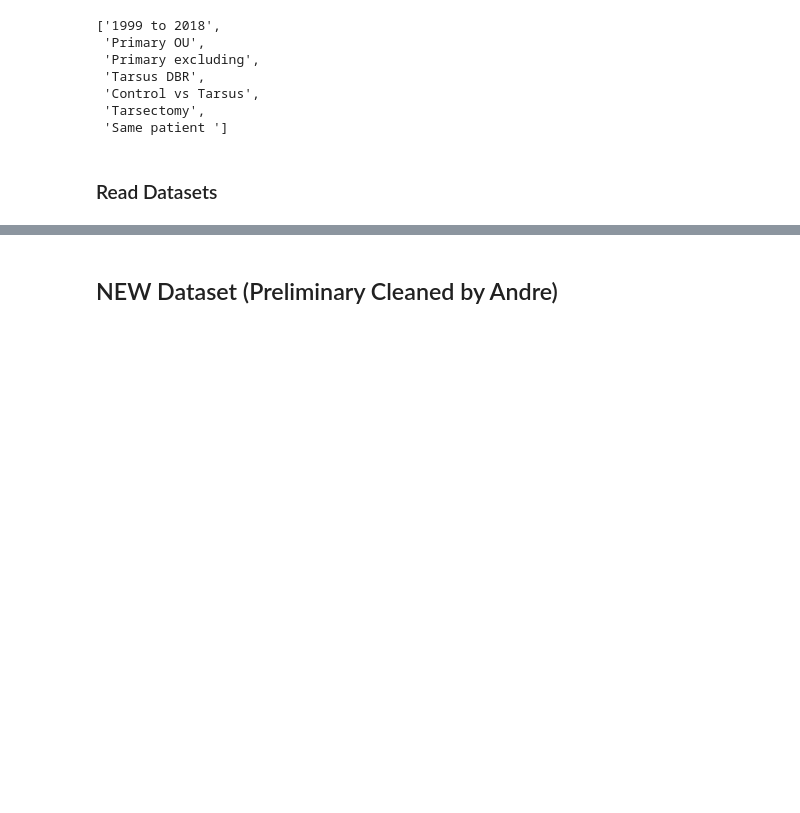
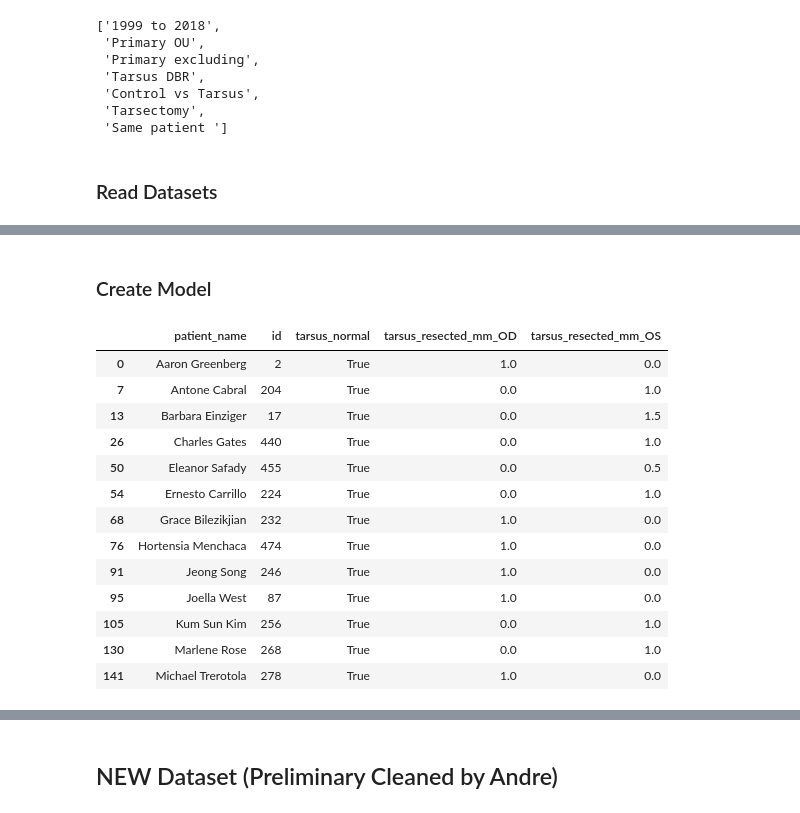
Before and after one commit to ChinmayVar/stats141_project, a Jupyter notebook: eda_cj.ipynb, the cells around one changed output, grey strips where cells are left out. Saved outputs shown, nothing was run; the diff lists cells and outputs as text; code cells hidden in the pictures; blank space fills up the shorter version.

```diff
--- a/eda_cj.ipynb
+++ b/eda_cj.ipynb
@@ -220,0 +264,22 @@ merged_df.head()
+# %%
+# pivot_wider on eye_id --> add it to the columns tissue_resected_mm, tarsus_resected_mm, preop_MRD1, postop_MRD1, delta_MRD1
+
+# Choose Index Column
+index_cols = ['patient_name']
+
+# Pivot wider
+pivoted = same_patient_merged.pivot(
+    index=index_cols,
+    columns='eye_id',
+    values=[
+        'tissue_resected_mm',
+        'tarsus_resected_mm',
+        'preop_MRD1',
+        'postop_MRD1',
+        'delta_MRD1'
+    ]
+)
+
+# Flatten MultiIndex columns
+pivoted.columns = [f"{col}_{eye}" for col, eye in pivoted.columns]
+pivoted = pivoted.reset_index()
@@ -220,0 +358,2 @@ merged_df.head()
+# %% [markdown]
+### Create Model
@@ -220,0 +362,17 @@ merged_df.head()
+# %%
+merged_wide_data[merged_wide_data['tarsus_normal'] == True][['patient_name', 'id', 'tarsus_normal', 'tarsus_resected_mm_OD', 'tarsus_resected_mm_OS']]
+# %% [output]
+|  | patient_name | id | tarsus_normal | tarsus_resected_mm_OD | tarsus_resected_mm_OS |
+| 0 | Aaron Greenberg | 2 | True | 1.0 | 0.0 |
+| 7 | Antone Cabral | 204 | True | 0.0 | 1.0 |
+| 13 | Barbara Einziger | 17 | True | 0.0 | 1.5 |
+| 26 | Charles Gates | 440 | True | 0.0 | 1.0 |
+| 50 | Eleanor Safady | 455 | True | 0.0 | 0.5 |
+| 54 | Ernesto Carrillo | 224 | True | 0.0 | 1.0 |
+| 68 | Grace Bilezikjian | 232 | True | 1.0 | 0.0 |
+| 76 | Hortensia Menchaca | 474 | True | 1.0 | 0.0 |
+| 91 | Jeong Song | 246 | True | 1.0 | 0.0 |
+| 95 | Joella West | 87 | True | 1.0 | 0.0 |
+| 105 | Kum Sun Kim | 256 | True | 0.0 | 1.0 |
+| 130 | Marlene Rose | 268 | True | 0.0 | 1.0 |
+| 141 | Michael Trerotola | 278 | True | 1.0 | 0.0 |
```
Also changed, not shown: parts of 74 cells of this notebook, 1 other file.
